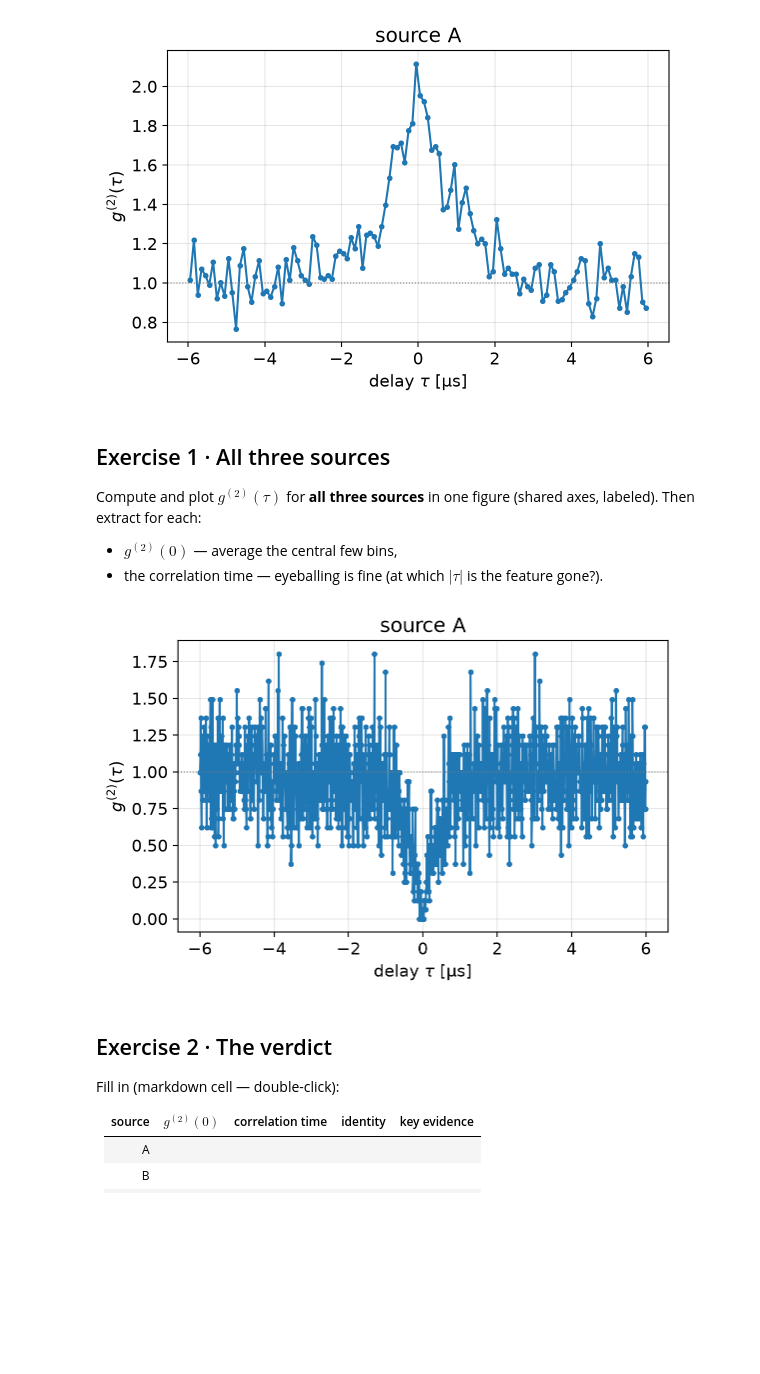
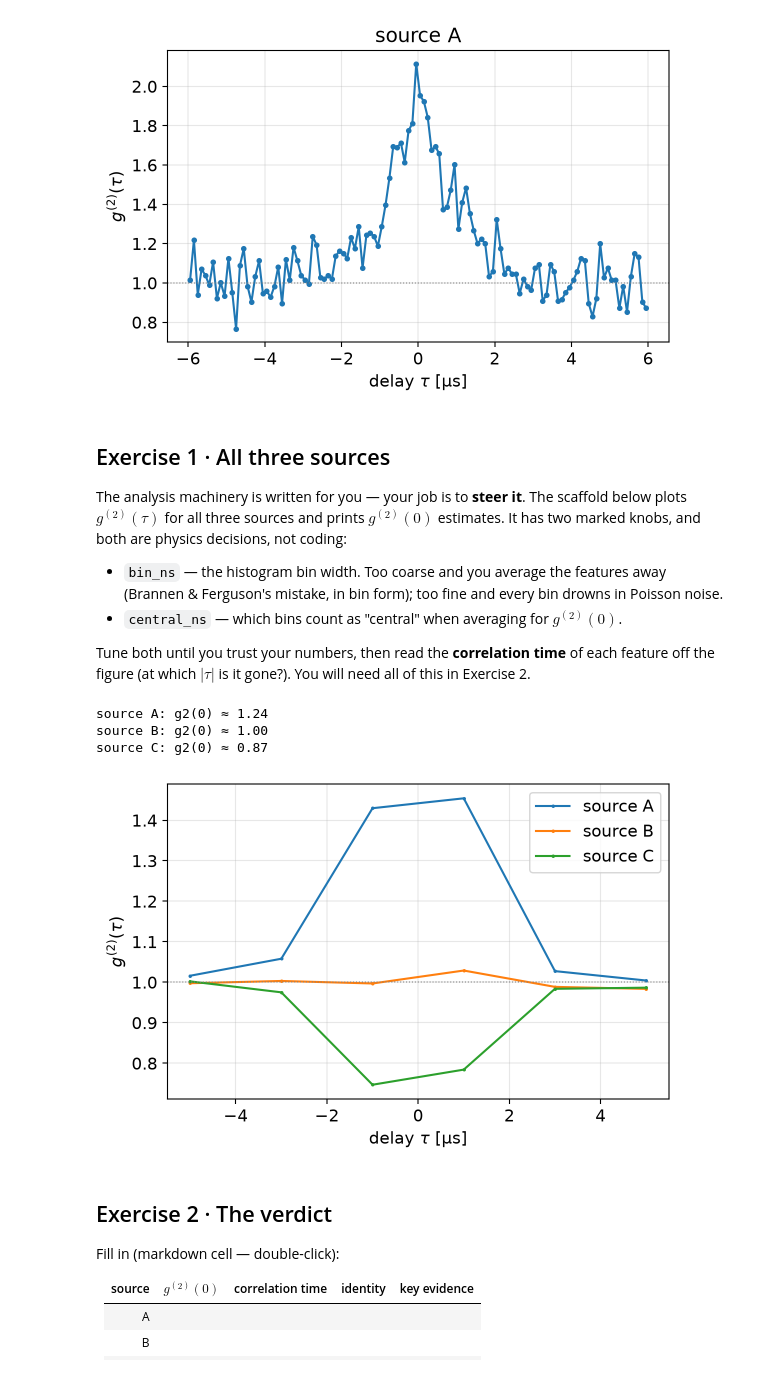
Before and after one commit to laserlab/CountingPhotons, a Jupyter notebook: lectures/04_HandsOn_g2_HBT.ipynb, the cells around one changed output. Cells and saved outputs as stored; diff of their text form; code cells hidden in the pictures; blank space fills up the shorter version.

```diff
--- a/lectures/04_HandsOn_g2_HBT.ipynb
+++ b/lectures/04_HandsOn_g2_HBT.ipynb
@@ -131,24 +131,42 @@ plt.show()
 # %% [markdown]
 ## Exercise 1 · All three sources
 
-Compute and plot $g^{(2)}(\tau)$ for **all three sources** in one figure (shared axes, labeled). Then extract for each:
+The analysis machinery is written for you — your job is to **steer it**. The scaffold below plots $g^{(2)}(\tau)$ for all three sources and prints $g^{(2)}(0)$ estimates. It has two marked knobs, and both are physics decisions, not coding:
 
-* $g^{(2)}(0)$ — average the central few bins,
-* the correlation time — eyeballing is fine (at which $|\tau|$ is the feature gone?).
+* `bin_ns` — the histogram bin width. Too coarse and you average the features away (Brannen & Ferguson's mistake, in bin form); too fine and every bin drowns in Poisson noise.
+* `central_ns` — which bins count as "central" when averaging for $g^{(2)}(0)$.
+
+Tune both until you trust your numbers, then read the **correlation time** of each feature off the figure (at which $|\tau|$ is it gone?). You will need all of this in Exercise 2.
 # %%
 # YOUR CODE HERE - Exercise 1
-# one figure, three g2(tau) curves + a table of g2(0) values
-d = sources["C"]
-tau, g2 = g2_from_timetags(d["t1"], d["t2"], d["duration_ns"], bin_ns=10 )
-plt.plot(tau / 1000, g2, ".-")
-plt.axhline(1, color="gray", ls=":", lw=0.8)
-plt.xlabel(r"delay $\tau$ [µs]")
-plt.ylabel(r"$g^{(2)}(\tau)$")
-plt.title("source A")
+# The analysis function (g2_from_timetags, defined above) is ready - you
+# only steer it. Tune the two marked values and re-run until you trust
+# the numbers. No other code needed.
+
+bin_ns = 2000       # <-- try 10 / 100 / 500 / 2000. What changes, and why?
+central_ns = 4000   # <-- |tau| below this counts as "central" for g2(0)
+
+fig, ax = plt.subplots()
+for letter in "ABC":
+    d = sources[letter]
+    tau, g2 = g2_from_timetags(d["t1"], d["t2"], d["duration_ns"],
+                               bin_ns=bin_ns)
+    ax.plot(tau / 1000, g2, ".-", ms=3, label=f"source {letter}")
+    print(f"source {letter}: g2(0) ≈ "
+          f"{g2[np.abs(tau) < central_ns].mean():.2f}")
+ax.axhline(1, color="gray", ls=":", lw=0.8)
+ax.set_xlabel(r"delay $\tau$ [µs]")
+ax.set_ylabel(r"$g^{(2)}(\tau)$")
+ax.legend()
 plt.tight_layout()
 plt.show()
+
+# Correlation times: read them off the figure and note them for Exercise 2.
 # %% [output]
+source A: g2(0) ≈ 1.24
+source B: g2(0) ≈ 1.00
+source C: g2(0) ≈ 0.87
-[figure, old version]
+[figure, new version]
 # %% [markdown]
 ## Exercise 2 · The verdict
 
```
Also changed, not shown: parts of 4 cells of this notebook.
